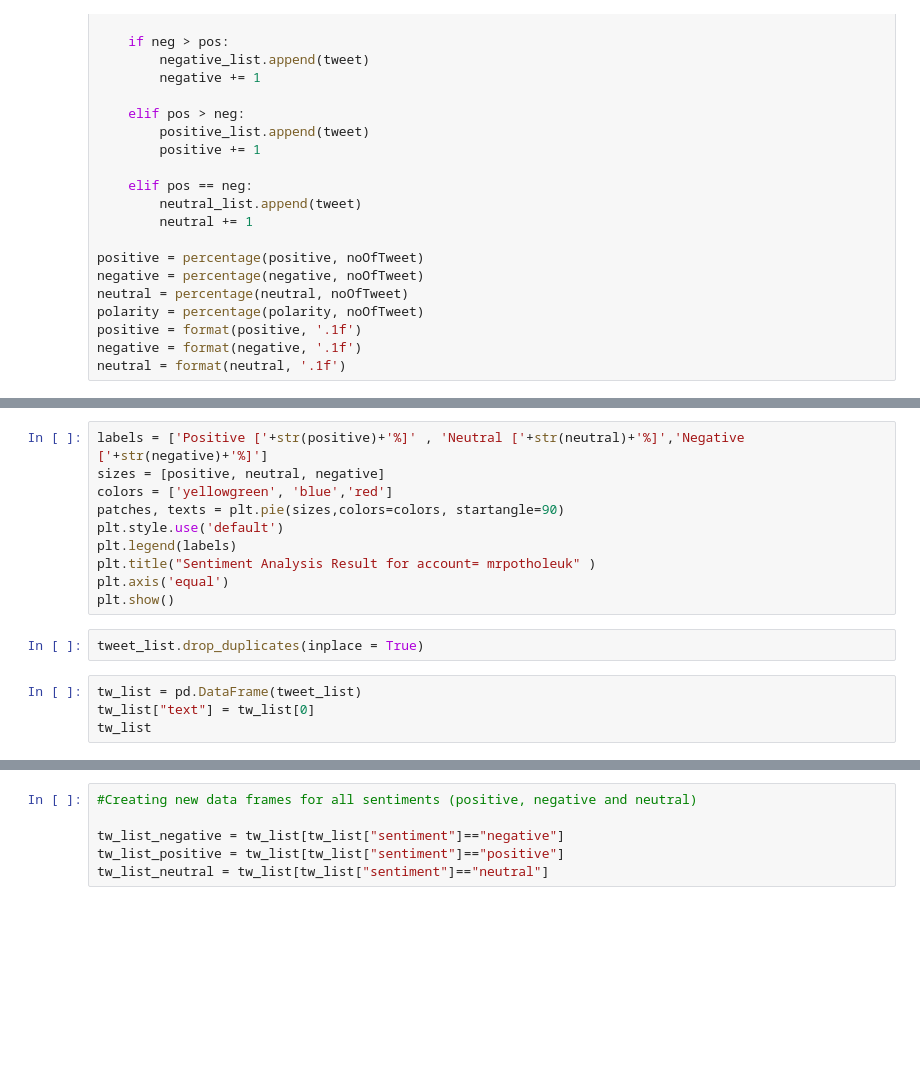
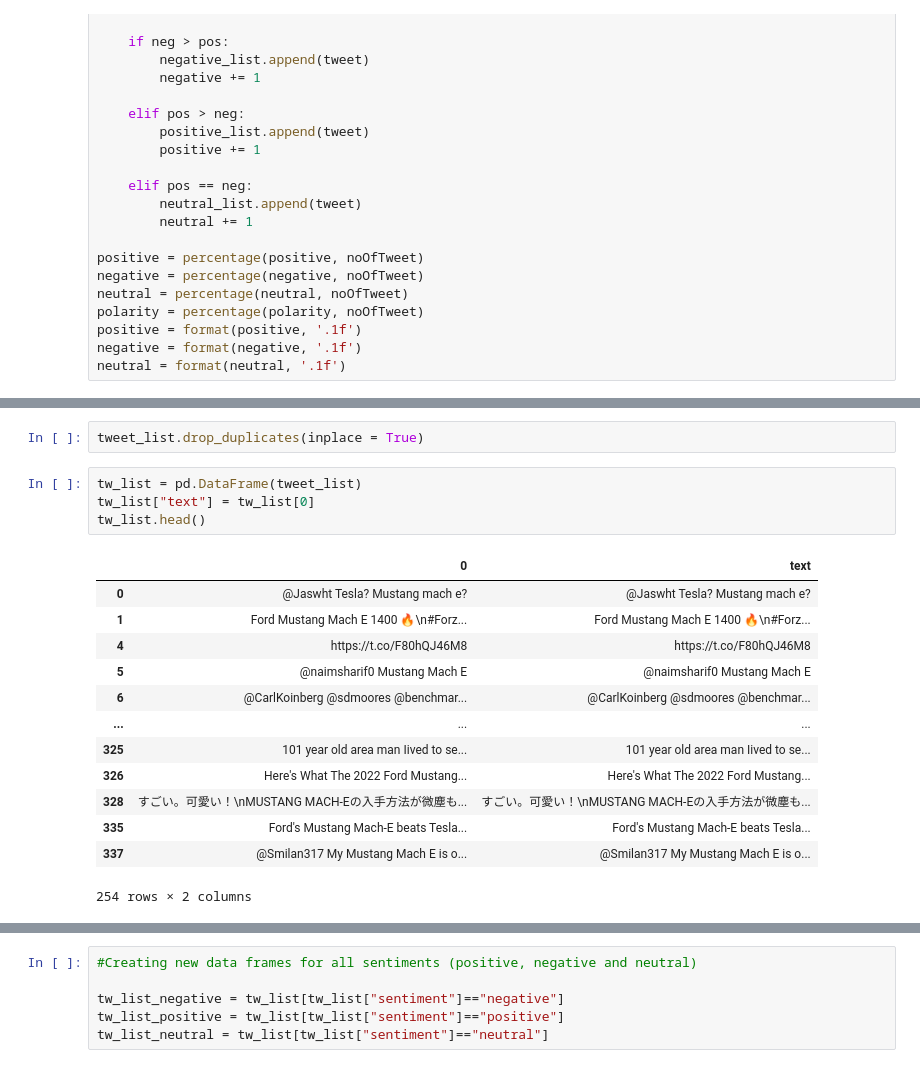
Before and after one commit to juan-ivan-NV/NLP_and_improvements_tracker, a Jupyter notebook: Only_negative_tweets.ipynb, the cells around one changed output, grey strips where cells are left out. Cells and saved outputs as stored; diff of their text form; blank space fills up the shorter version.

```diff
--- a/Only_negative_tweets.ipynb
+++ b/Only_negative_tweets.ipynb
@@ -88,19 +112,23 @@ print("neutral number: ",len(neutral_list))
-# %%
-labels = ['Positive ['+str(positive)+'%]' , 'Neutral ['+str(neutral)+'%]','Negative ['+str(negative)+'%]']
-sizes = [positive, neutral, negative]
-colors = ['yellowgreen', 'blue','red']
-patches, texts = plt.pie(sizes,colors=colors, startangle=90)
-plt.style.use('default')
-plt.legend(labels)
-plt.title("Sentiment Analysis Result for account= mrpotholeuk" )
-plt.axis('equal')
-plt.show()
 # %%
 tweet_list.drop_duplicates(inplace = True)
 # %%
 tw_list = pd.DataFrame(tweet_list)
 tw_list["text"] = tw_list[0]
-tw_list
+tw_list.head()
+# %% [output]
+|  | 0 | text |
+| 0 | @Jaswht Tesla? Mustang mach e? | @Jaswht Tesla? Mustang mach e? |
+| 1 | Ford Mustang Mach E 1400 🔥\n#Forz... | Ford Mustang Mach E 1400 🔥\n#Forz... |
+| 4 | https://t.co/F80hQJ46M8 | https://t.co/F80hQJ46M8 |
+| 5 | @naimsharif0 Mustang Mach E | @naimsharif0 Mustang Mach E |
+| 6 | @CarlKoinberg @sdmoores @benchmar... | @CarlKoinberg @sdmoores @benchmar... |
+| ... | ... | ... |
+| 325 | 101 year old area man Iived to se... | 101 year old area man Iived to se... |
+| 326 | Here's What The 2022 Ford Mustang... | Here's What The 2022 Ford Mustang... |
+| 328 | すごい。可愛い！\nMUSTANG MACH-Eの入手方法が微塵も... | すごい。可愛い！\nMUSTANG MACH-Eの入手方法が微塵も... |
+| 335 | Ford's Mustang Mach-E beats Tesla... | Ford's Mustang Mach-E beats Tesla... |
+| 337 | @Smilan317 My Mustang Mach E is o... | @Smilan317 My Mustang Mach E is o... |
+254 rows × 2 columns
 # %%
 #Creating new dataframe and new features
 tw_list = pd.DataFrame(tweet_list)
```
Also changed, not shown: parts of 8 cells of this notebook.
